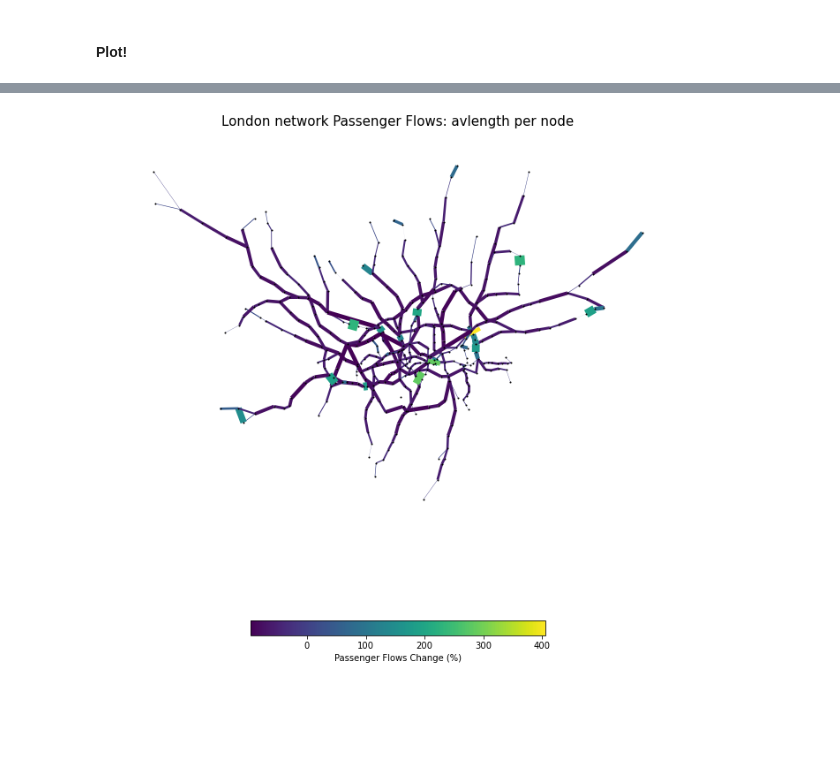
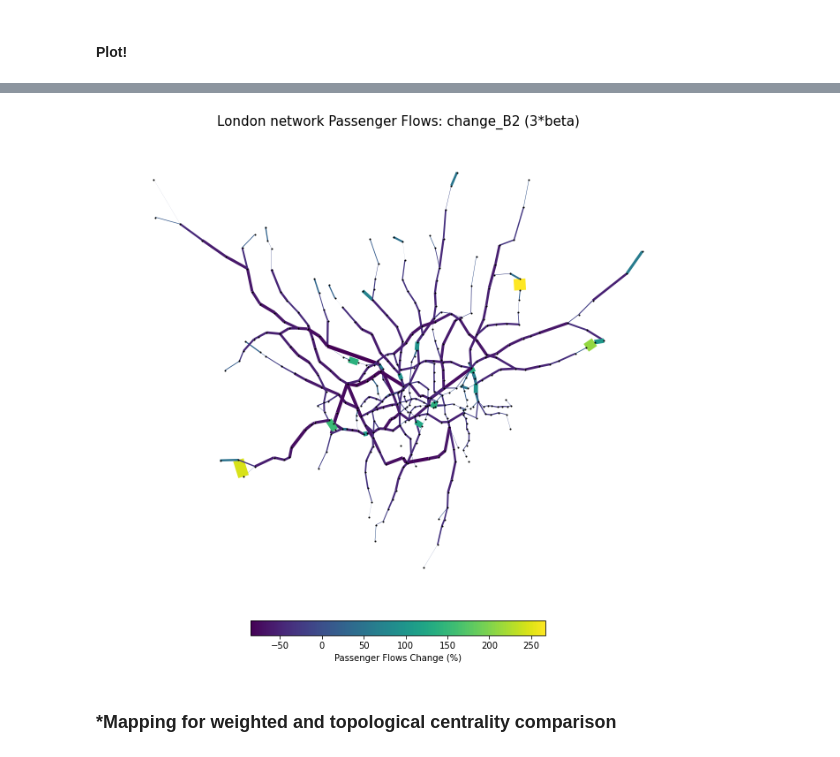
Before and after one commit to neneninja97/UrbanSim, a Jupyter notebook: urban_sim.ipynb, the cells around one changed output, grey strips where cells are left out. Cells and saved outputs as stored; diff of their text form; code cells hidden in the pictures; blank space fills up the shorter version.

```diff
--- a/urban_sim.ipynb
+++ b/urban_sim.ipynb
@@ -988,8 +1003,8 @@ df_OD['flows_scenario_A'].sum()
 #### IV.2. Scenario B: Significant increase in the cost of transport - choosing 2 hypothetical cost parameters
 # %%
 # larger beta values for steeper decay (more cost)
-beta_1 = beta*2
-beta_2 = beta*5
+beta_1 = beta*1.5 #(50% increase)
+beta_2 = beta*3
 # %%
 #df_OD.drop("Ai_scenario_B2_y", axis = 1, inplace=True)
 # %%
@@ -1092,11 +1107,13 @@ nx.set_edge_attributes(G, flows_scenario_B1, 'flows_scenario_B1')
 nx.set_edge_attributes(G, flows_scenario_B2, 'flows_scenario_B2')
 # %%
 # Add change in flow for A, B1, B2:
+change_model={(e1, e2): (data['flows_model'] - data['flows'])/data['flows'] for e1, e2, data in G.edges(data=True)}
 change_A={(e1, e2): (data['flows_scenario_A'] - data['flows_model'])/data['flows_model'] for e1, e2, data in G.edges(data=True)}
 change_B1={(e1, e2):(data['flows_scenario_B1'] - data['flows_model'])/data['flows_model'] for e1, e2, data in G.edges(data=True)}
 change_B2={(e1, e2):(data['flows_scenario_B2'] - data['flows_model'])/data['flows_model'] for e1, e2, data in G.edges(data=True)}
 
 # Let us add the inversed flows as an attribute to the edges in the graph
+nx.set_edge_attributes(G, change_model, 'change_model')
 nx.set_edge_attributes(G, change_A, 'change_A')
 nx.set_edge_attributes(G, change_B1, 'change_B1')
 nx.set_edge_attributes(G, change_B2, 'change_B2')
@@ -1230,23 +1273,23 @@ plt.show()
 # %%
 # Change - Scenario B2
-flows_values = change_B2.values()
+#flows_values = change_B2.values()
 flow_color=[(i[2]['change_B2']*100) for i in G.edges(data=True)]
 flow_width=[(i[2]['change_B2']*5) for i in G.edges(data=True)]
 #label = {n: (n if n=="Canary Wharf" else '') for n in G.nodes}
 
 # Plot graph
 fig, ax = plt.subplots(figsize=(12,12))
 edg=nx.draw_networkx_edges(G, pos, edge_color=flow_color, width=flow_width)
 nx.draw_networkx_nodes(G,
         label=label,
         pos = pos,
         node_color= 'black',
         node_size= 1)
 #nx.draw_networkx_labels(G, pos, label, font_size=7, font_color='red', font_weight = 'bold')
 
-plt.colorbar(edg,label="Passenger Flows Change (%)",orientation="horizontal", shrink=0.5)
+plt.colorbar(edg,label="Passenger Flows Change (%)",orientation="horizontal", shrink=0.5, pad = 0.02)
 plt.axis("off")
-plt.title("London network Passenger Flows: " + column,fontsize=15)
+plt.title("London network Passenger Flows: change_B2 (3*beta)",fontsize=15)
 plt.show()
 # %% [output]
-[figure, old version]
+[figure, new version]
@@ -1252,0 +1298,2 @@ plt.show()
+# %% [markdown]
+### *Mapping for weighted and topological centrality comparison
```
Also changed, not shown: parts of 29 cells of this notebook.
